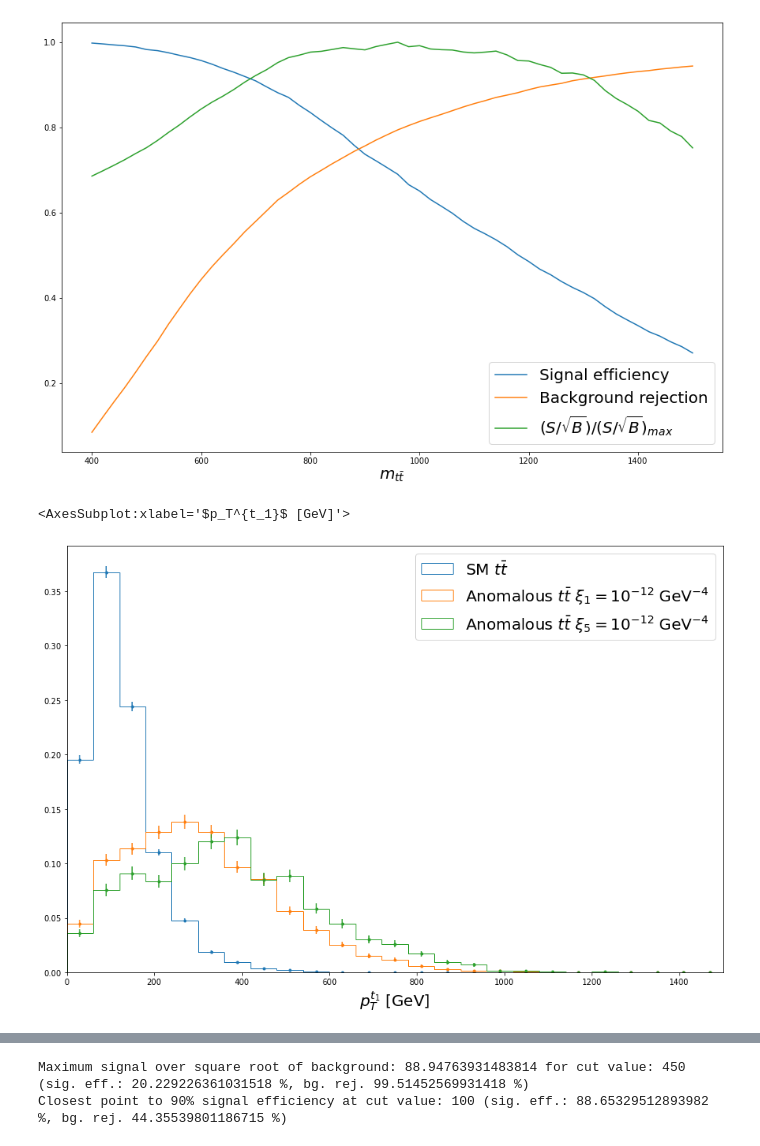
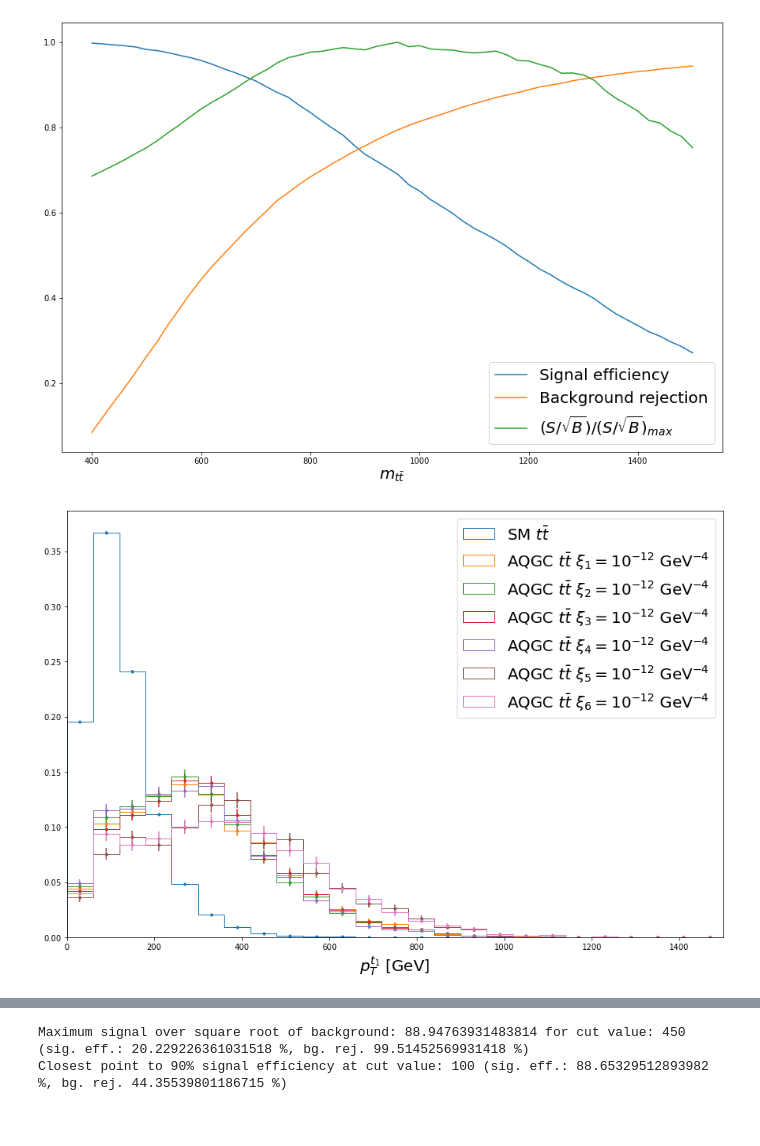
Before and after one commit to AndreaBellora/FPMC_tools, a Jupyter notebook: DelphesAnalyser.ipynb, the cells around one changed output, grey strips where cells are left out. Cells and saved outputs as stored; diff of their text form; code cells hidden in the pictures.

```diff
--- a/DelphesAnalyser.ipynb
+++ b/DelphesAnalyser.ipynb
@@ -349,16 +365,19 @@ def runSelectionOnSample(select,filenameTemplate="",sampleID=-1,suffix=""):
     n_after = 0
     with open(sampleName,'rb') as handle:
         events = pickle.load(handle)
-        n_before = len(events["xi_pos"])
+        n_before = len(events["weight"])
+        n_weighted_before = sum(events["weight"])
         if n_before != 0:
             events_after = select(events)
         else:
             events_after = events
-        n_after = len(events_after["xi_pos"])
+        n_after = len(events_after["weight"])
+        n_weighted_after = sum(events_after["weight"])
         events_after["n_before"] = n_before
+        events_after["n_weighted_before"] = n_weighted_before
     with open(sampleName.replace('.pickle',suffix+'.pickle'),'wb') as handle:
         pickle.dump(events_after,handle,protocol=pickle.HIGHEST_PROTOCOL)
-    return n_before,n_after
+    return n_before,n_after,n_weighted_before,n_weighted_after
 def runSelectionOnSample_unrollArgs(args):
     return runSelectionOnSample(*args)
 
@@ -387,7 +406,7 @@ def loadEvents(filenameTemplate="",sampleIDs=[],sampleName=""):
                             events[k] = events[k].concatenate([v])
                         elif type(v) is uproot_methods.TLorentzVectorArray:
                             events[k] = [v for v in chain(events[k],v)]
-                        elif type(v) is int:
+                        elif (type(v) is int) or (type(v) is np.int64) or (type(v) is np.float64) :
                             events[k] += v
                         else:
                             events[k].append(v)
@@ -398,6 +417,8 @@ def loadEvents(filenameTemplate="",sampleIDs=[],sampleName=""):
 def passedFraction(filenameTemplate="",sampleIDs=[],sampleName=""):
     n_before = 0
     n_after = 0
+    n_weighted_before = 0
+    n_weighted_after = 0
     for sampleID in tqdm(sampleIDs,desc=sampleName):
         sampleName = filenameTemplate.format(sampleID)
         if not os.path.isfile(sampleName):
@@ -408,8 +429,10 @@ def passedFraction(filenameTemplate="",sampleIDs=[],sampleName=""):
         with open(sampleName,'rb') as handle:
                 events = pickle.load(handle)
                 n_before += events["n_before"]
-                n_after += len(events['xi_pos'])
-    return n_before, n_after
+                n_after += len(events['weight'])
+                n_weighted_before += events["n_weighted_before"]
+                n_weighted_after += sum(events['weight'])
+    return n_before, n_after, n_weighted_before, n_weighted_after
 # %%
 # Load MC samples from Excel "DB"
 
@@ -431,7 +454,7 @@ for row in signal_samples_wb.iter_rows(min_row=2):
 bgSampleDict = {}
 for row in background_samples_wb.iter_rows(min_row=2):
     name = row[0].value
-    bgSampleDict[name] = range(row[1].value,row[2].value+1)
+    bgSampleDict[name] = range(row[1].value,int(row[2].value)+1)
 
 # Utility to produce the sample name from the coupling set
 def nameFromCouplingSet(couplingSet):
@@ -798,11 +940,15 @@ Closest point to 90% signal efficiency at cut value: 720 (sig. eff.: 89.51289398
 [figure]
 # %%
 ax = plotWithRange([t.pt for t in SM_ttbar_presel["top_1"]],25,0,1500,"",r"SM $t\bar{t}$",normalize=True)
-plotWithRange([t.pt for t in xi1_1e12_presel["top_1"]],25,0,1500,"",r"Anomalous $t\bar{t}$ $\xi_1 = 10^{-12}$ GeV$^{-4}$",ax,normalize=True)
-plotWithRange([t.pt for t in xi5_1e12_presel["top_1"]],25,0,1500,"$p_T^{t_1}$ [GeV]",r"Anomalous $t\bar{t}$ $\xi_5 = 10^{-12}$ GeV$^{-4}$",ax,normalize=True)
+plotWithRange([t.pt for t in xi1_1e12_presel["top_1"]],25,0,1500,"",r"AQGC $t\bar{t}$ $\xi_1 = 10^{-12}$ GeV$^{-4}$",ax,normalize=True)
+plotWithRange([t.pt for t in xi2_1e12_presel["top_1"]],25,0,1500,"",r"AQGC $t\bar{t}$ $\xi_2 = 10^{-12}$ GeV$^{-4}$",ax,normalize=True)
+plotWithRange([t.pt for t in xi3_1e12_presel["top_1"]],25,0,1500,"",r"AQGC $t\bar{t}$ $\xi_3 = 10^{-12}$ GeV$^{-4}$",ax,normalize=True)
+plotWithRange([t.pt for t in xi4_1e12_presel["top_1"]],25,0,1500,"",r"AQGC $t\bar{t}$ $\xi_4 = 10^{-12}$ GeV$^{-4}$",ax,normalize=True)
+plotWithRange([t.pt for t in xi5_1e12_presel["top_1"]],25,0,1500,r"$p_T^{t_1}$ [GeV]",r"AQGC $t\bar{t}$ $\xi_5 = 10^{-12}$ GeV$^{-4}$",ax,normalize=True)
+plotWithRange([t.pt for t in xi6_1e12_presel["top_1"]],25,0,1500,r"$p_T^{t_1}$ [GeV]",r"AQGC $t\bar{t}$ $\xi_6 = 10^{-12}$ GeV$^{-4}$",ax,normalize=True)
+ax.get_figure().savefig(plotDir+'pt_t1.pdf')
 # %% [output]
-<AxesSubplot:xlabel='$p_T^{t_1}$ [GeV]'>
-[figure, old version]
+[figure, new version]
 # %%
 def top1pt_greaterThan(ds,par):
     return [t.pt > par for t in ds["top_1"]]
```
Also changed, not shown: parts of 62 cells of this notebook.
